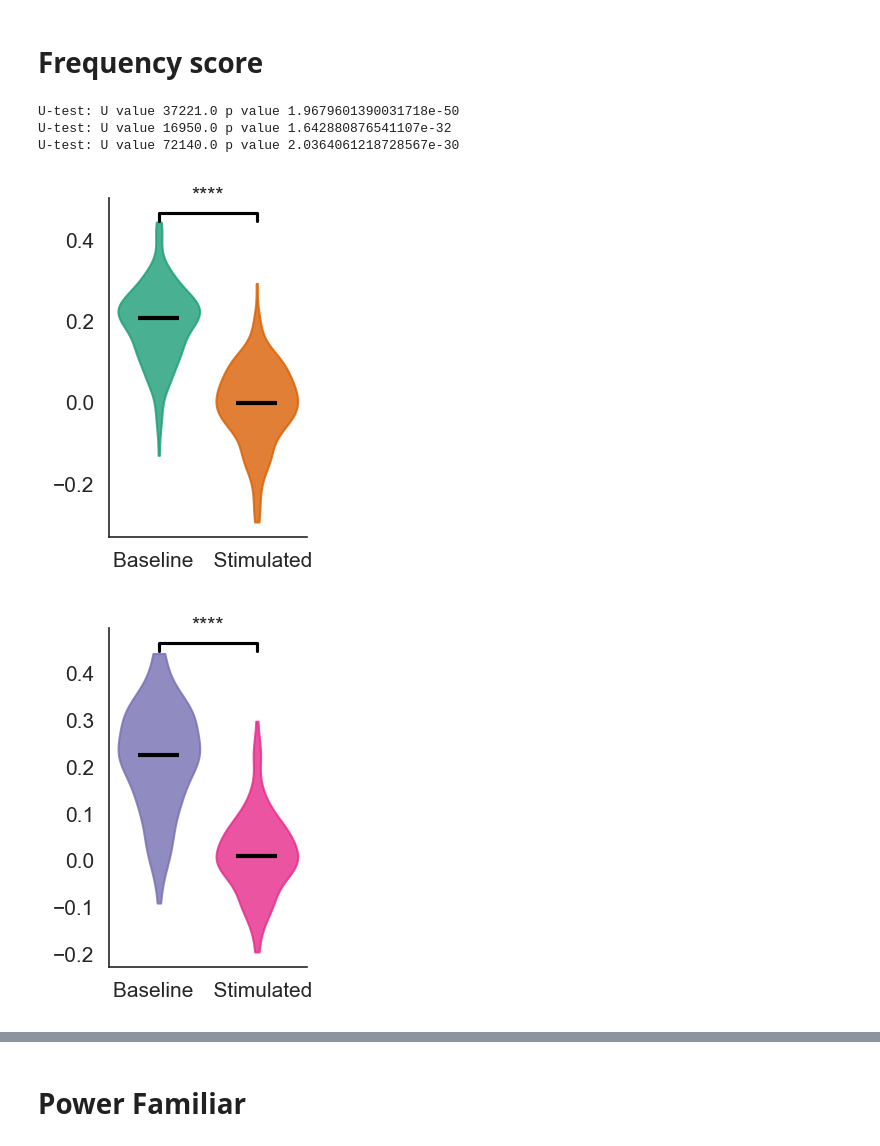
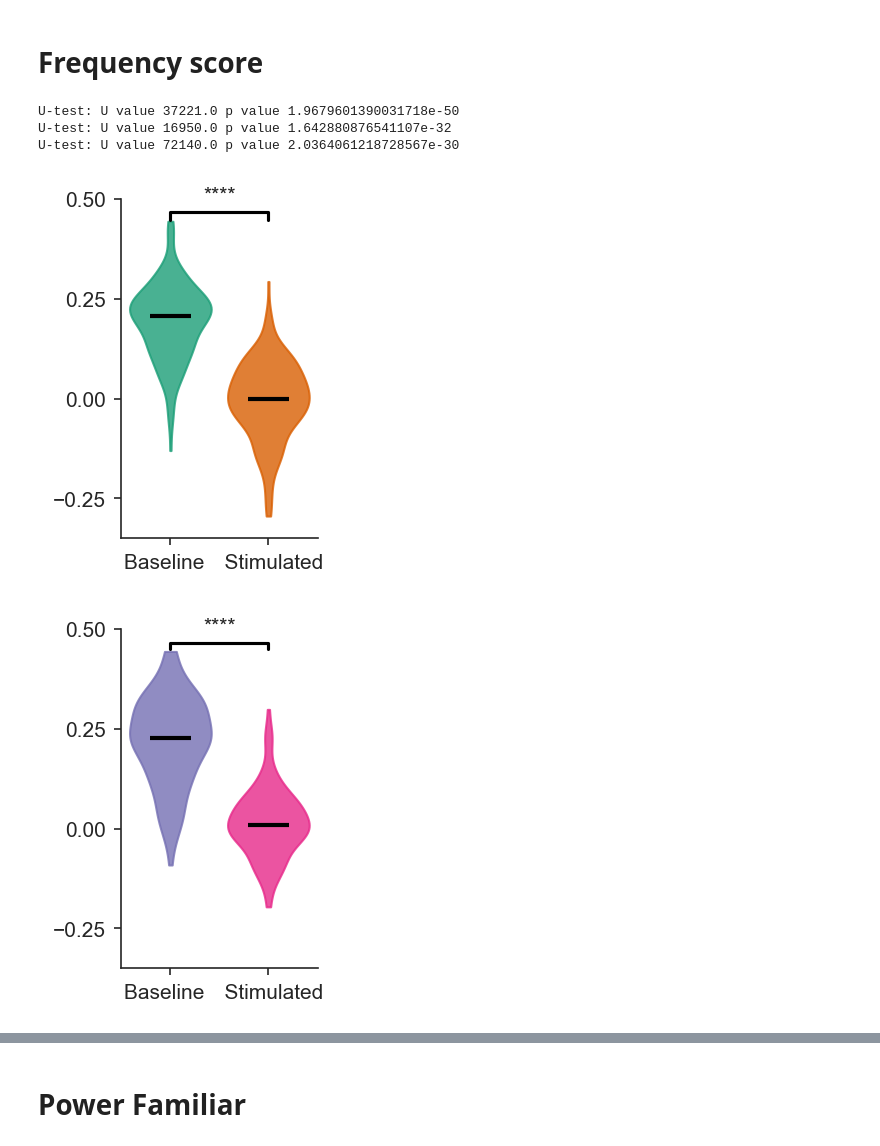
Before and after one commit to CINPLA/septum-mec, a Jupyter notebook: notebooks/20_lfp_speed.ipynb, the cells around one changed output, grey strips where cells are left out. Cells and saved outputs as stored; diff of their text form; code cells hidden in the pictures.

```diff
--- a/notebooks/20_lfp_speed.ipynb
+++ b/notebooks/20_lfp_speed.ipynb
@@ -93,31 +93,37 @@ query_stim_combined = 'stimulated and Hz11 or Hz30'
 # %%
 stuff = 'freq_score'
 base = results.query(query_base_i)[stuff].to_numpy()
 stim = results.query(query_stim_11)[stuff].to_numpy()
 plt.figure(figsize=figsize_violin)
 violinplot(base, stim, colors=colors)
-# plt.ylim(-0.02, 0.5)
+plt.ylim(-0.35, 0.5)
+plt.yticks([-0.25, 0, 0.25, 0.5])
+despine()
 plt.savefig(output_path / "figures" / "frequency_score_11.svg", bbox_inches="tight", transparent=True)
 plt.savefig(output_path / "figures" / "frequency_score_11.png", bbox_inches="tight", transparent=True)
 
 base = results.query(query_base_ii)[stuff].to_numpy()
 stim = results.query(query_stim_30)[stuff].to_numpy()
 plt.figure(figsize=figsize_violin)
 violinplot(base, stim, colors=colors[2:])
-# plt.ylim(-0.02, 0.5)
+plt.ylim(-0.35, 0.5)
+plt.yticks([-0.25, 0, 0.25, 0.5])
+despine()
 plt.savefig(output_path / "figures" / "frequency_score_30.svg", bbox_inches="tight", transparent=True)
 plt.savefig(output_path / "figures" / "frequency_score_30.png", bbox_inches="tight", transparent=True)
 
 base = results.query(query_base_i)[stuff].to_numpy()
 stim = results.query(query_stim_combined)[stuff].to_numpy()
 plt.figure(figsize=figsize_violin)
 violinplot(base, stim, colors=colors[4:])
-# plt.ylim(-0.02, 0.5)
+plt.ylim(-0.35, 0.5)
+plt.yticks([-0.25, 0, 0.25, 0.5])
+despine()
 plt.savefig(output_path / "figures" / "frequency_score_combined.svg", bbox_inches="tight", transparent=True)
 plt.savefig(output_path / "figures" / "frequency_score_combined.png", bbox_inches="tight", transparent=True)
 # %% [output]
 U-test: U value 37221.0 p value 1.9679601390031718e-50
 U-test: U value 16950.0 p value 1.642880876541107e-32
 U-test: U value 72140.0 p value 2.0364061218728567e-30
-[figure, old version]
+[figure, new version]
-[figure, old version]
+[figure, new version]
```
Also changed, not shown: parts of 10 cells of this notebook, 8 other files.
